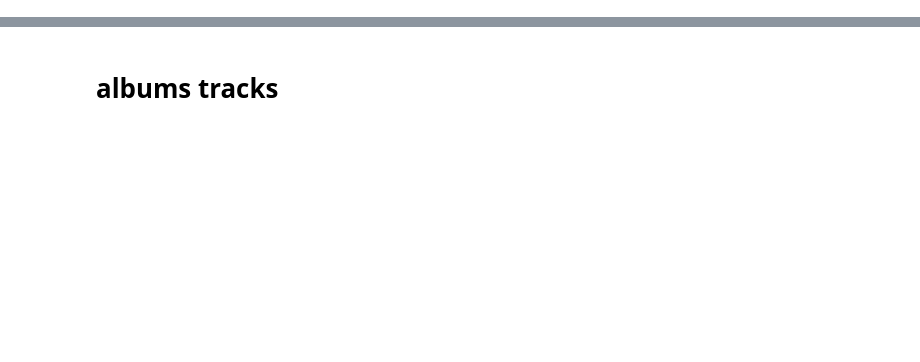
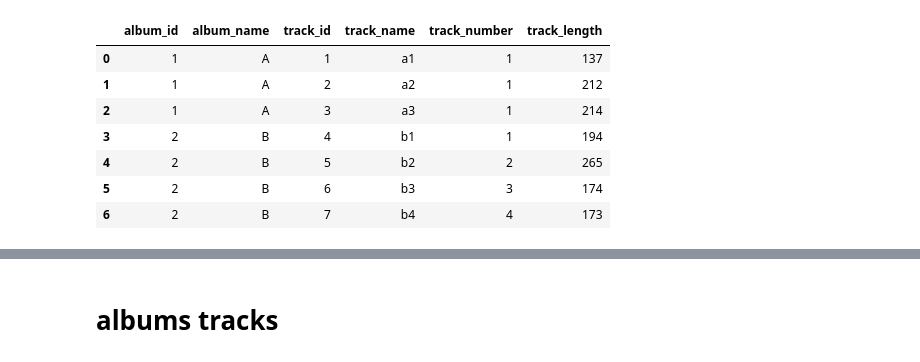
Before and after one commit to jminh/jupyter_lab, a Jupyter notebook: pandas_lab/normalize.ipynb, the cells around one changed output, grey strips where cells are left out. Saved outputs shown, nothing was run; the diff lists cells and outputs as text; code cells hidden in the pictures; blank space fills up the shorter version.

```diff
--- a/pandas_lab/normalize.ipynb
+++ b/pandas_lab/normalize.ipynb
@@ -11,0 +72,9 @@ else:
+# %%
+album = pd.read_csv(StringIO('''
+album_id album_name
+       1          A
+       2          B
+'''),
+delim_whitespace=True
+)
+album
@@ -11,0 +85,14 @@ else:
+# %%
+track = pd.read_csv(StringIO('''
+track_id track_name track_number track_length album_id
+       1        a1           1          137        1
+       2        a2           1          212        1
+       3        a3           1          214        1
+       4        b1           1          194        2
+       5        b2           2          265        2
+       6        b3           3          174        2
+       7        b4           4          173        2
+'''),
+delim_whitespace=True
+)
+track
@@ -11,0 +108,11 @@ else:
+# %%
+pd.merge(album, track)
+# %% [output]
+|  | album_id | album_name | track_id | track_name | track_number | track_length |
+| 0 | 1 | A | 1 | a1 | 1 | 137 |
+| 1 | 1 | A | 2 | a2 | 1 | 212 |
+| 2 | 1 | A | 3 | a3 | 1 | 214 |
+| 3 | 2 | B | 4 | b1 | 1 | 194 |
+| 4 | 2 | B | 5 | b2 | 2 | 265 |
+| 5 | 2 | B | 6 | b3 | 3 | 174 |
+| 6 | 2 | B | 7 | b4 | 4 | 173 |
```
Also changed, not shown: parts of 33 cells of this notebook.
